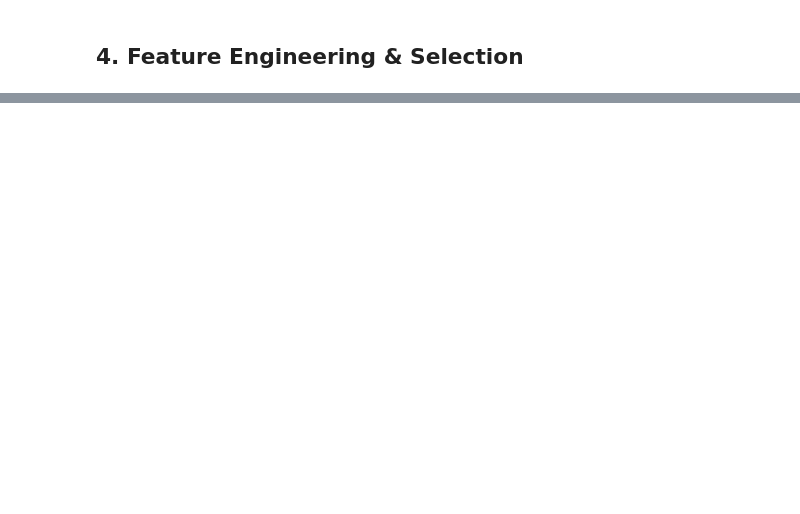
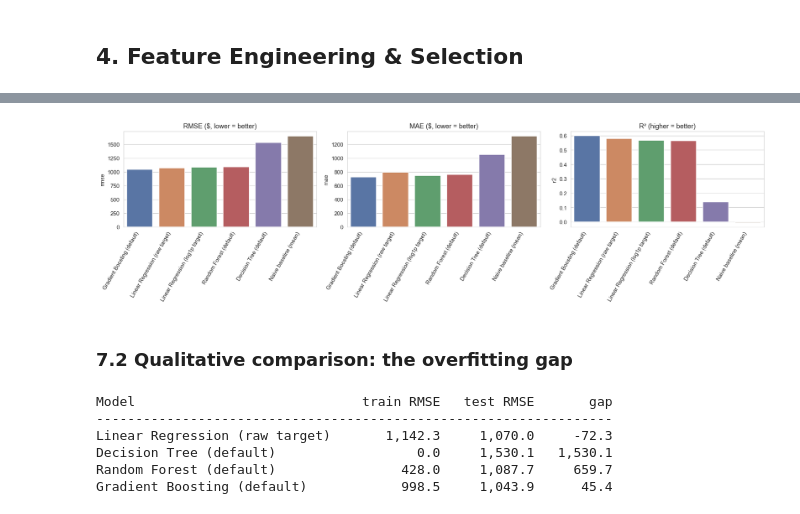
Before and after one commit to marcusteoh/bigmart-sales-predictor, a Jupyter notebook: BigMart_Sales_Prediction.ipynb, the cells around one changed output, grey strips where cells are left out. Saved outputs shown, nothing was run; the diff lists cells and outputs as text; code cells hidden in the pictures; blank space fills up the shorter version.

```diff
--- a/BigMart_Sales_Prediction.ipynb
+++ b/BigMart_Sales_Prediction.ipynb
@@ -1048,27 +493,0 @@ Saved models/best_pipeline.joblib
-# %%
-metadata = {
-    "features": FEATURES,
-    "numeric_features": numeric_features,
-    "categorical_features": cat_features_base,
-    "categorical_options": {
-        col: sorted(df[col].dropna().unique().tolist()) for col in cat_features_base
-    },
-    "numeric_ranges": {
-        col: {
-            "min": float(df[col].min()),
-            "max": float(df[col].max()),
-            "mean": float(df[col].mean()),
-        }
-        for col in numeric_features
-    },
-    "reference_year": REFERENCE_YEAR,
-    "test_rmse": float(after_row["rmse"]),
-    "test_mae": float(after_row["mae"]),
-    "test_r2": float(after_row["r2"]),
-}
-
-with open("models/feature_metadata.json", "w") as f:
-    json.dump(metadata, f, indent=2)
-
-print("Saved models/feature_metadata.json")
-print(json.dumps(metadata, indent=2)[:800])
@@ -1099,0 +897,40 @@ to serve live predictions.
+# %%
+fig, axes = plt.subplots(1, 3, figsize=(17, 4.8))
+metrics_to_plot = [("rmse", "RMSE ($, lower = better)"),
+                   ("mae", "MAE ($, lower = better)"),
+                   ("r2", "R² (higher = better)")]
+plot_df = results_df.sort_values("rmse")
+for ax, (col, title) in zip(axes, metrics_to_plot):
+    sns.barplot(data=plot_df, x="model", y=col, ax=ax, hue="model",
+                palette="deep", legend=False)
+    ax.set_title(title)
+    ax.set_xlabel("")
+    ax.tick_params(axis="x", rotation=60)
+    for label in ax.get_xticklabels():
+        label.set_ha("right")
+plt.tight_layout()
+plt.show()
+# %% [output]
+[figure, added]
+# %% [markdown]
+### 7.2 Qualitative comparison: the overfitting gap
+# %%
+fitted_pipelines["Linear Regression (raw target)"] = make_pipeline(
+    LinearRegression()).fit(X_train, y_train)
+
+overfitting_gaps = {}
+print(f"{'Model':<32}{'train RMSE':>12}{'test RMSE':>12}{'gap':>10}")
+print("-" * 66)
+for name in ["Linear Regression (raw target)"] + list(candidate_models):
+    pipe = fitted_pipelines[name]
+    train_rmse = root_mean_squared_error(y_train, pipe.predict(X_train))
+    test_rmse = root_mean_squared_error(y_test, pipe.predict(X_test))
+    overfitting_gaps[name] = test_rmse - train_rmse
+    print(f"{name:<32}{train_rmse:>12,.1f}{test_rmse:>12,.1f}{test_rmse - train_rmse:>10,.1f}")
+# %% [output]
+Model                             train RMSE   test RMSE       gap
+------------------------------------------------------------------
+Linear Regression (raw target)       1,142.3     1,070.0     -72.3
+Decision Tree (default)                  0.0     1,530.1   1,530.1
+Random Forest (default)                428.0     1,087.7     659.7
+Gradient Boosting (default)            998.5     1,043.9      45.4
```
Also changed, not shown: parts of 176 cells of this notebook, 4 other files.
